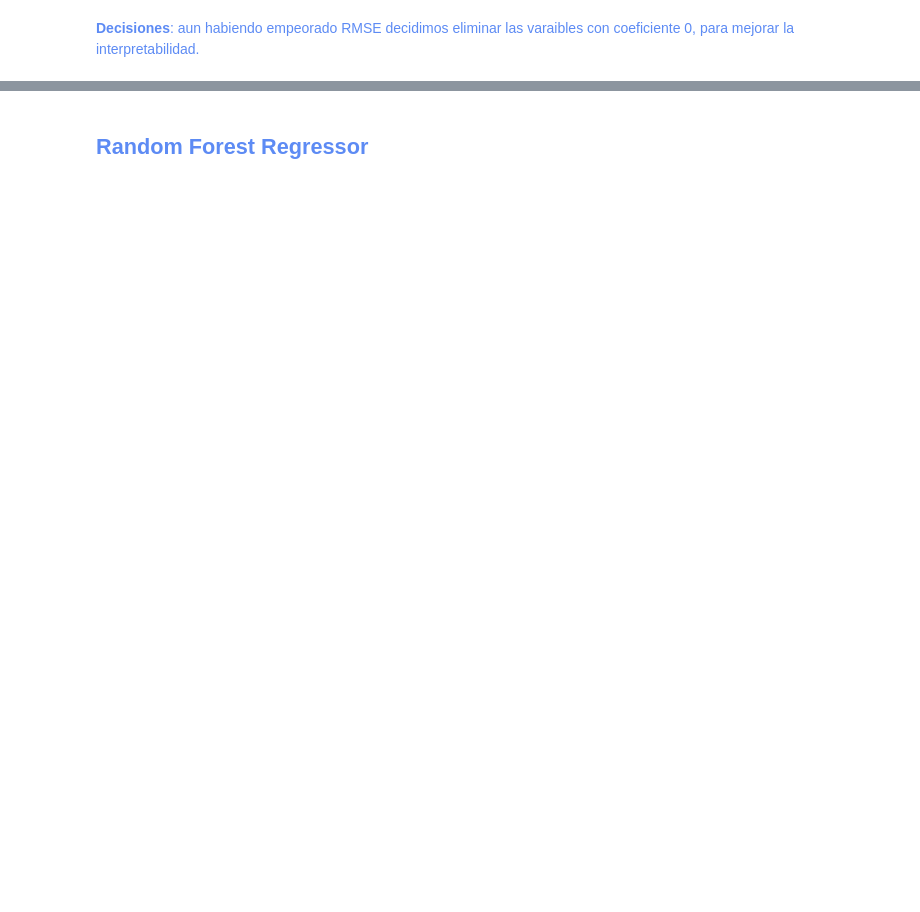
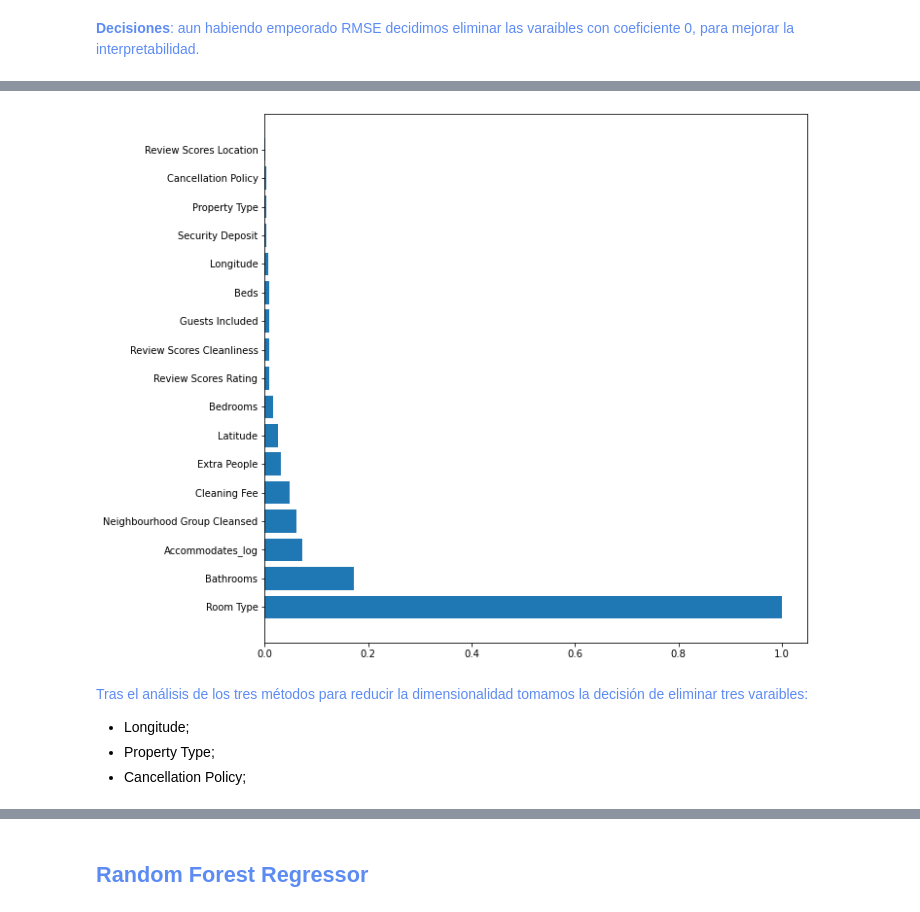
Before and after one commit to IrenaVent/09-machine-learning, a Jupyter notebook: Practica-Machine-Learning-Irena-Vent.ipynb, the cells around one changed output, grey strips where cells are left out. Cells and saved outputs as stored; diff of their text form; code cells hidden in the pictures; blank space fills up the shorter version.

```diff
--- a/Practica-Machine-Learning-Irena-Vent.ipynb
+++ b/Practica-Machine-Learning-Irena-Vent.ipynb
@@ -509 +796,20 @@ for f,wi in zip(feature_names,w):
+# %%
+importances = treeModel.feature_importances_
+importances = importances / np.max(importances)
+
+feature_names = df_train_log.columns[1:]
+
+indices = np.argsort(importances)[::-1]
+
+plt.figure(figsize=(10,10))
+plt.barh(range(XtrainScaled.shape[1]),importances[indices])
+plt.yticks(range(XtrainScaled.shape[1]),feature_names[indices])
+plt.show()
+# %% [output]
+[figure, added]
+# %% [markdown]
+<span style="color:#5D8BF4"> Tras el análisis de los tres métodos para reducir la dimensionalidad tomamos la decisión de eliminar tres varaibles:</span>
+- Longitude;
+- Property Type;
+- Cancellation Policy;
 # %%
```
Also changed, not shown: parts of 91 cells of this notebook, 1 other file.
